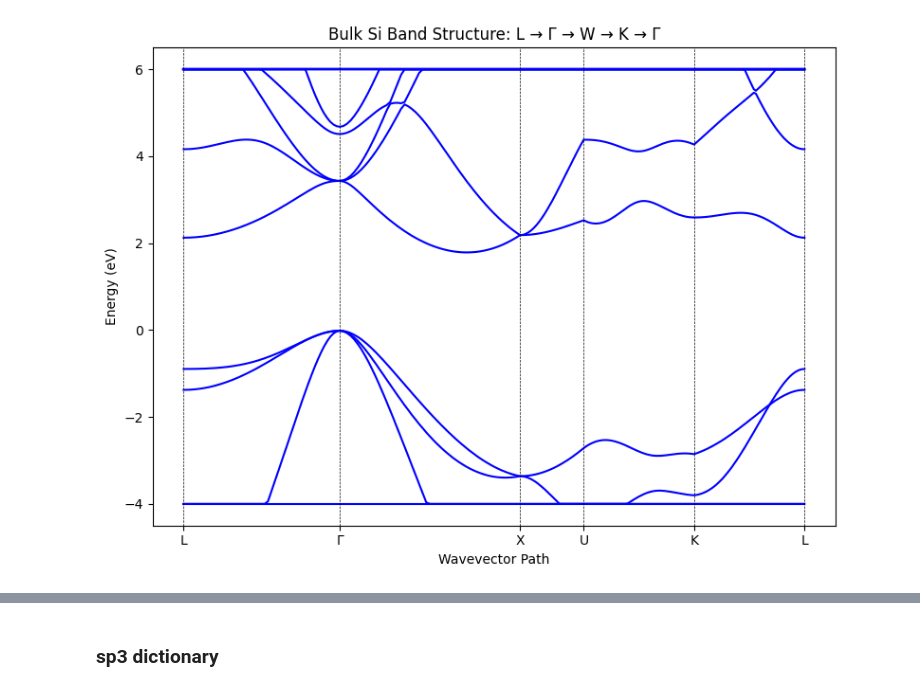
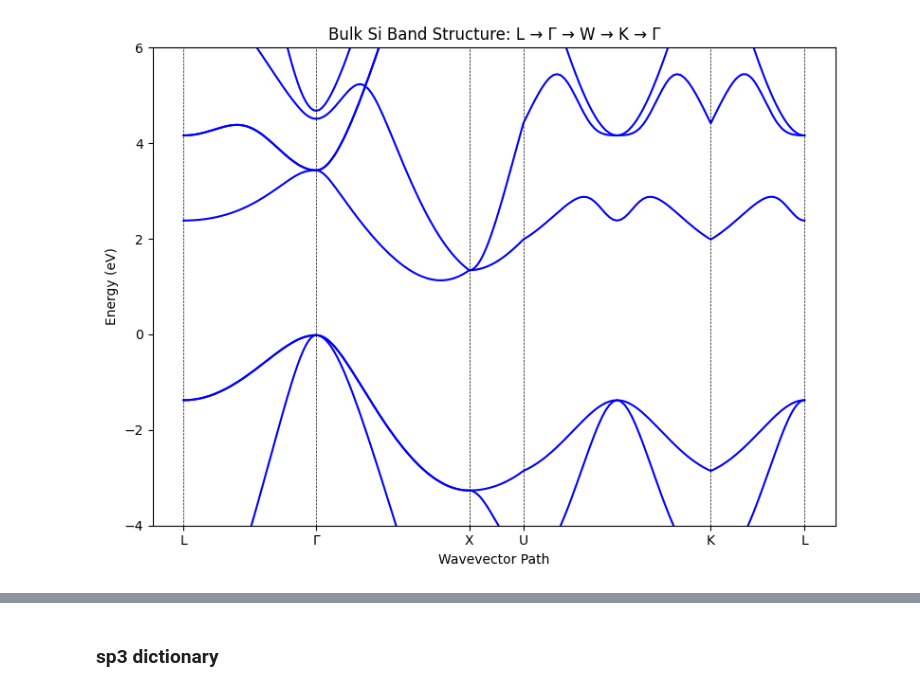
Before and after one commit to nandandiwan/transistorNEGF, a Jupyter notebook: src/silicon_bulk_tight_binding.ipynb, the cells around one changed output, grey strips where cells are left out. Saved outputs shown, nothing was run; the diff lists cells and outputs as text; code cells hidden in the pictures.

```diff
--- a/src/silicon_bulk_tight_binding.ipynb
+++ b/src/silicon_bulk_tight_binding.ipynb
@@ -399,3 +467,5 @@ def create_bulk_tight_binding(k,a=1.0, tol=0.2):
+# %%
+eigvals, A=create_bulk_tight_binding([0.1,0.2,0.3])
 # %%
 import numpy as np
 import matplotlib.pyplot as plt
@@ -406,9 +476,9 @@ import matplotlib.pyplot as plt
 G =np.array([0.0, 0.0, 0.0])
 L =  np.array([0.5, 0.5, 0.5])
 K = np.array([0.75,0.75,0.0])
-X = np.array([0, 1, 0])
+X = np.array([0, 0, 1])
 W = np.array([1.0, 0.5, 0.0])
-U = np.array([0.25  , 1, 0.25])
+U = np.array([0.25  , 1/4, 1])
 
 hs_points = [('L',L), ('Γ',G), ('X',X), ('U',U), ('K',K), ('L',L)]
 
@@ -456,33 +526,34 @@ for i in range(len(hs_points) - 1):
 bands = []
 
 for k in k_points:
 
-    eigvals,H = create_bulk_tight_binding(k, a)
+    eigvals,H = create_bulk_tight_binding(k)
 
     bands.append(eigvals)
 bands = np.array(bands)
 #only display correct range
 Emin, Emax = -4, 6.0
-bands = np.clip(bands, Emin, Emax)        # values outside range are clamped
+# bands = np.clip(bands, Emin, Emax)        # values outside range are clamped
 
                    # <<< restrict y-axis
 
 # ===== Plot the Band Structure =====
 plt.figure(figsize=(8,6))
 num_bands = bands.shape[1]
 for band in range(num_bands):
     plt.plot(k_path_dist, bands[:, band], 'b-')
 
 # Mark the high-symmetry points on the plot.
 hs_positions = [dist for (label, dist) in hs_labels]
 hs_names = [label for (label, dist) in hs_labels]
 for pos in hs_positions:
     plt.axvline(x=pos, color='k', linestyle='--', linewidth=0.5)
 plt.xticks(hs_positions, hs_names)
+plt.ylim(-4,6)
 plt.xlabel("Wavevector Path")
 plt.ylabel("Energy (eV)")
 plt.title("Bulk Si Band Structure: L → Γ → W → K → Γ")
 plt.tight_layout()
 plt.show()
 # %% [output]
-[figure, old version]
+[figure, new version]
```
Also changed, not shown: parts of 6 cells of this notebook, 1 other file.
